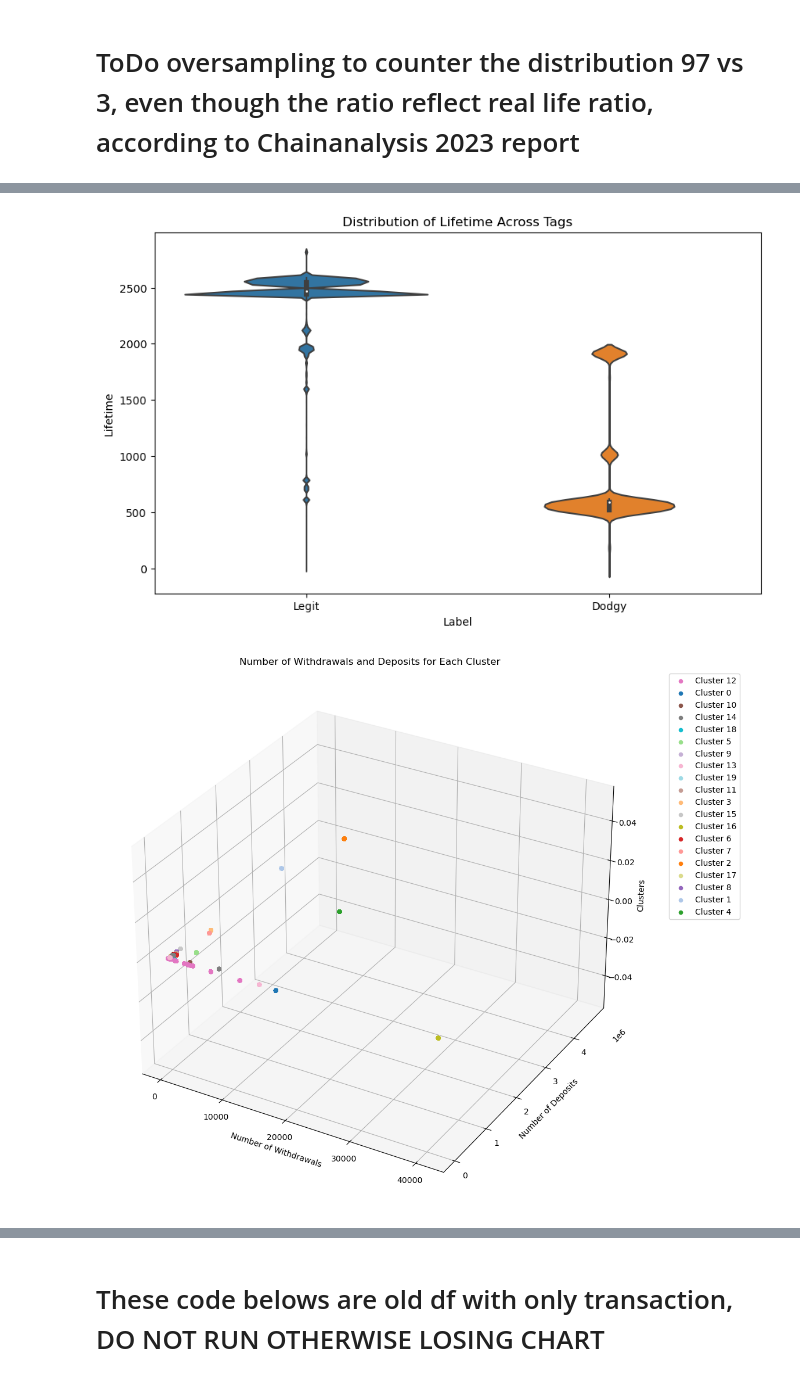
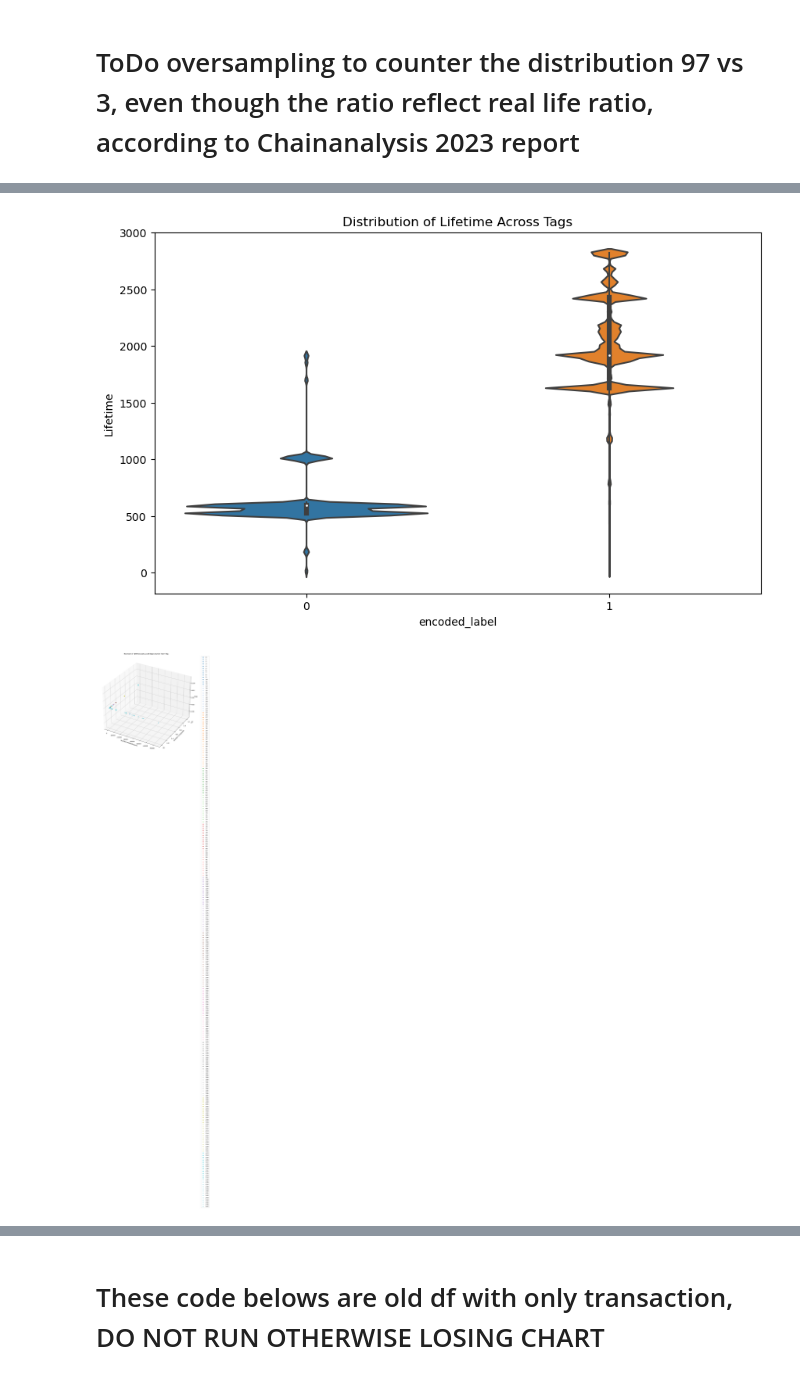
Before and after one commit to viethuy25/TMU_MRP, a Jupyter notebook: Preprocessing, Data Visualization and Class Balancing.ipynb, the cells around one changed output, grey strips where cells are left out. Cells and saved outputs as stored; diff of their text form; code cells hidden in the pictures.

```diff
--- a/Preprocessing, Data Visualization and Class Balancing.ipynb
+++ b/Preprocessing, Data Visualization and Class Balancing.ipynb
@@ -886,0 +990,3 @@ data
+# %%
+data = pd.read_csv("./temp/transformed_data.csv")
+data
@@ -964,9 +1085,9 @@ plt.show()
 # %%
 # Assuming Tags column contains "legit" and "dodgy"
 plt.figure(figsize=(10, 6))  # You can adjust the size to fit your needs
-sns.violinplot(x='Label', y='ClusterLifetime' , data=data)
+sns.violinplot(x='encoded_label', y='ClusterLifetime' , data=data)
 plt.title('Distribution of Lifetime Across Tags')
-plt.xlabel('Label')
+plt.xlabel('encoded_label')
 plt.ylabel('Lifetime')
 plt.show()
 
@@ -976,39 +1097,41 @@ plt.show()
 # plt.ylabel('Average Lifetime')
 # plt.show()
 # %% [output]
-[figure, old version]
+[figure, new version]
 # %%
-from sklearn.cluster import KMeans
 from matplotlib.ticker import FuncFormatter
+from mpl_toolkits.mplot3d import Axes3D
+import matplotlib.colors as mcolors
 
 # Select only the relevant columns and drop missing values
-df_reduced = data[['num_withdrawals_sum', 'num_deposits_sum']].dropna()
+df_reduced = data[['num_withdrawals_sum', 'num_deposits_sum', 'Tags']].dropna()
 
-# Fit a KMeans model to the data
-kmeans = KMeans(n_clusters=20)  # Choose a number of clusters that makes sense for your data
-df_reduced['cluster'] = kmeans.fit_predict(df_reduced)
+# Ensure your 'Tags' column is of type 'category' for proper color mapping
+df_reduced['Tags'] = df_reduced['Tags'].astype('category')
 
-fig = plt.figure(figsize=(20, 12))
+# Create a colormap
+colors = plt.get_cmap('tab20', lut=len(df_reduced['Tags'].cat.categories))
+
+fig = plt.figure(figsize=(12, 12))  # Increase figure size
 ax = fig.add_subplot(111, projection='3d')
 
-# Create a colormap
-colors = plt.get_cmap('tab20', lut=20)  # 'tab20' is a colormap with 20 distinct colors
+# Plot each tag
+for tag in df_reduced['Tags'].cat.categories:
+    tag_data = df_reduced[df_reduced['Tags'] == tag]
+    ax.scatter(tag_data['num_withdrawals_sum'], tag_data['num_deposits_sum'], zs=0, zdir='z', s=20, depthshade=True, label=tag, color=colors(tag))
 
-# Plot each cluster
-for cluster in df_reduced['cluster'].unique():
-    cluster_data = df_reduced[df_reduced['cluster'] == cluster]
-    ax.scatter(cluster_data['num_withdrawals_sum'], cluster_data['num_deposits_sum'], zs=0, zdir='z', s=20,
-               depthshade=True, label=f'Cluster {cluster}', color=colors(cluster))
-
-# Format y-axis labels
-formatter = FuncFormatter(lambda x, pos: '{:.0f}'.format(x))
-ax.xaxis.set_major_formatter(formatter)
+# # Format y-axis labels
+# formatter = FuncFormatter(lambda x, pos: '{:.0f}'.format(x))
+# ax.xaxis.set_major_formatter(formatter)
 
 ax.set_xlabel('Number of Withdrawals')
 ax.set_ylabel('Number of Deposits')
-ax.set_zlabel('Clusters')
-plt.title('Number of Withdrawals and Deposits for Each Cluster')
+ax.set_zlabel('Tags')
+plt.title('Number of Withdrawals and Deposits for Each Tag')
+
+# Place the legend to the right of the plot
 plt.legend(bbox_to_anchor=(1.05, 1), loc='upper left')
+plt.savefig('cluster_withdraws_deposits.png')
 plt.show()
 # %% [output]
-[figure, old version]
+[figure, new version]
```
Also changed, not shown: parts of 55 cells of this notebook, 17 other files.
